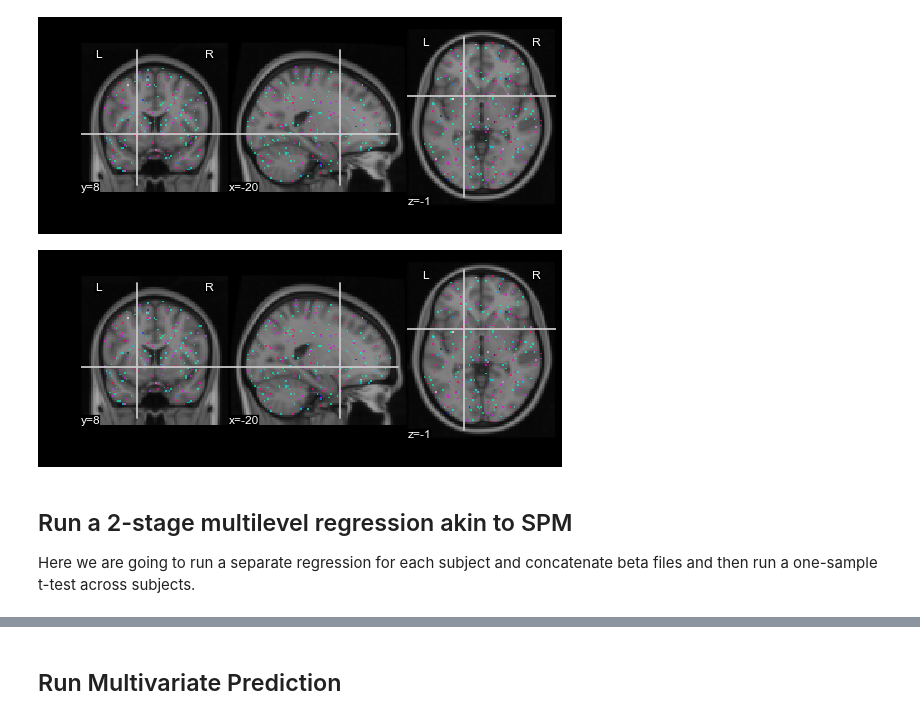
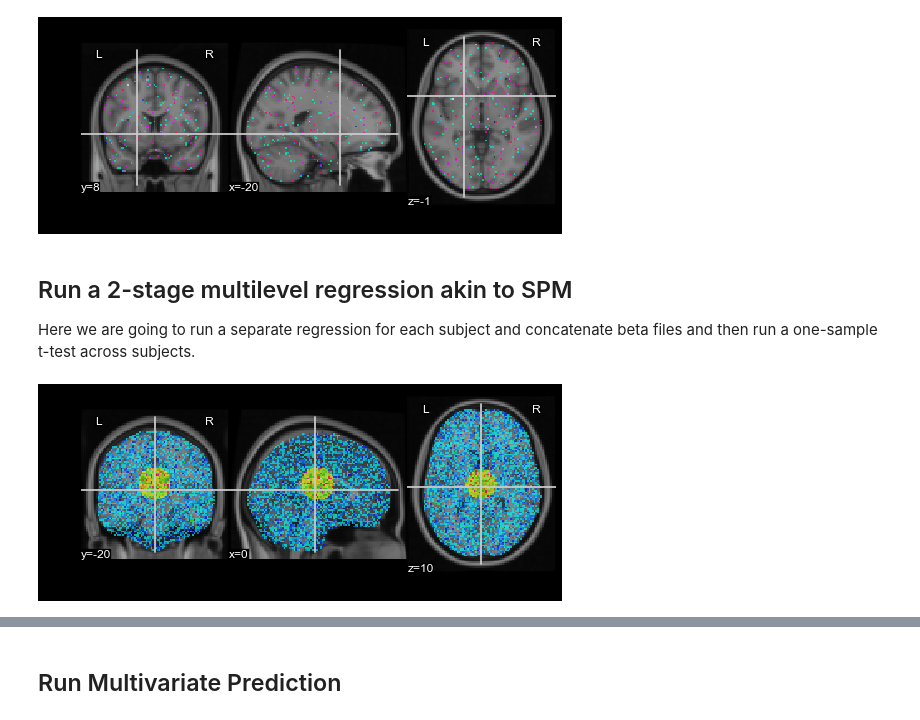
Before and after one commit to cosanlab/nltools, a Jupyter notebook: scripts/NLTools_Brain_Data_Class_Tutorial.ipynb, the cells around one changed output, grey strips where cells are left out. Saved outputs shown, nothing was run; the diff lists cells and outputs as text; code cells hidden in the pictures.

```diff
--- a/scripts/NLTools_Brain_Data_Class_Tutorial.ipynb
+++ b/scripts/NLTools_Brain_Data_Class_Tutorial.ipynb
@@ -135,40 +136,26 @@ Threshold the results using FDR with q<.05 and plot
 [figure]
 [figure]
 [figure]
-# %%
-dat.X = pd.DataFrame({'Intercept':np.ones(len(dat.Y)),'X1':dat.Y},index=None)
-dat.X
-out = dat.regress()
-# print 'Plot the beta parameters estimated using OLS for a univariate regression'
-# out['t'][1].plot()
-# out['t'].shape()
-tt = threshold(out['t'][1], out['p'][1], threshold_dict={'fdr':.05})
-tt.plot()
-# %% [output]
-[figure, removed]
 # %% [markdown]
 ## Run a 2-stage multilevel regression akin to SPM
 <p>Here we are going to run a separate regression for each subject and concatenate beta files and then run a one-sample t-test across subjects.</p>
 # %%
 n_trials = 10
 n_subs = 10
 
 start = 0
 stop = n_trials
 dat.X = pd.DataFrame({'Intercept':np.ones(len(dat.Y)),'X1':dat.Y},index=None)
 all = dat.empty()
 for i in xrange(n_subs):
-#     sub = deepcopy(dat)
-    sub = dat[start:stop]
-#     sub.X = dat.X.ix[start:stop-1,:]
-    sub_out = sub.regress()
+    sub_out = dat[start:stop].regress()
     start = start + n_trials
     stop = stop + n_trials
     tmp = sub_out['beta'].empty(data=False)[1]
-    all.append(tmp)
+    all = all.append(tmp)
 
-# if all.isempty():
-#     all.data=sub_out['beta'][1]
-# l2 = all.ttest()
-# l2['t'].plot()
-# thr = threshold(l2['t'],l2['p'],threshold_dict={'fdr':.05})
+l2 = all.ttest()
+l2['t'].plot()
+thr = threshold(l2['t'],l2['p'],threshold_dict={'fdr':.05})
+# %% [output]
+[figure, added]
```
Also changed, not shown: parts of 6 cells of this notebook, 2 other files.
